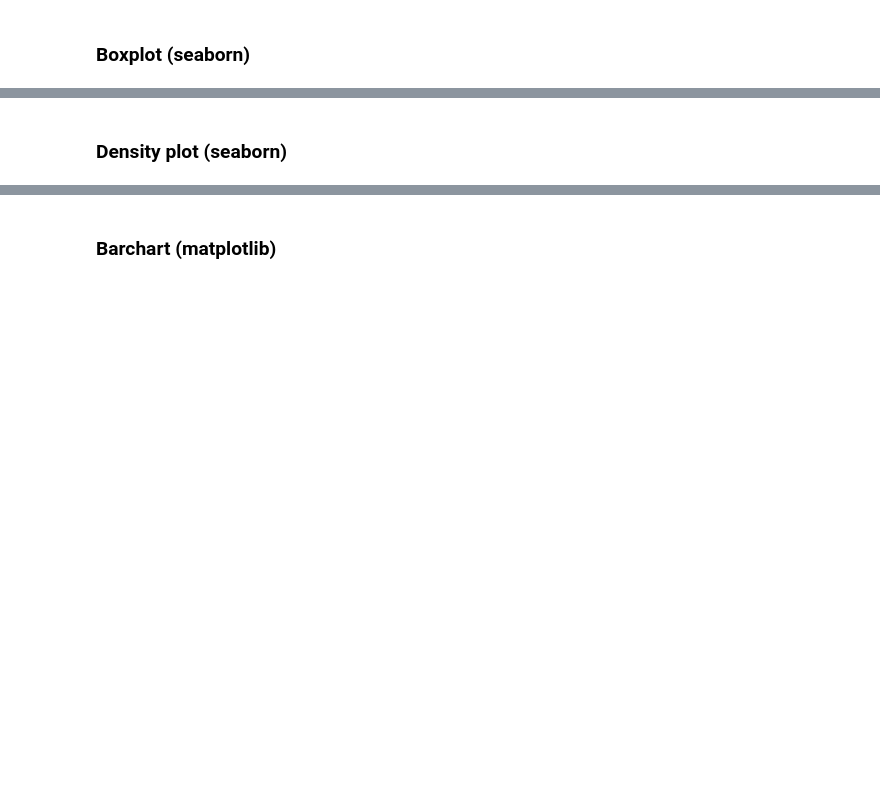
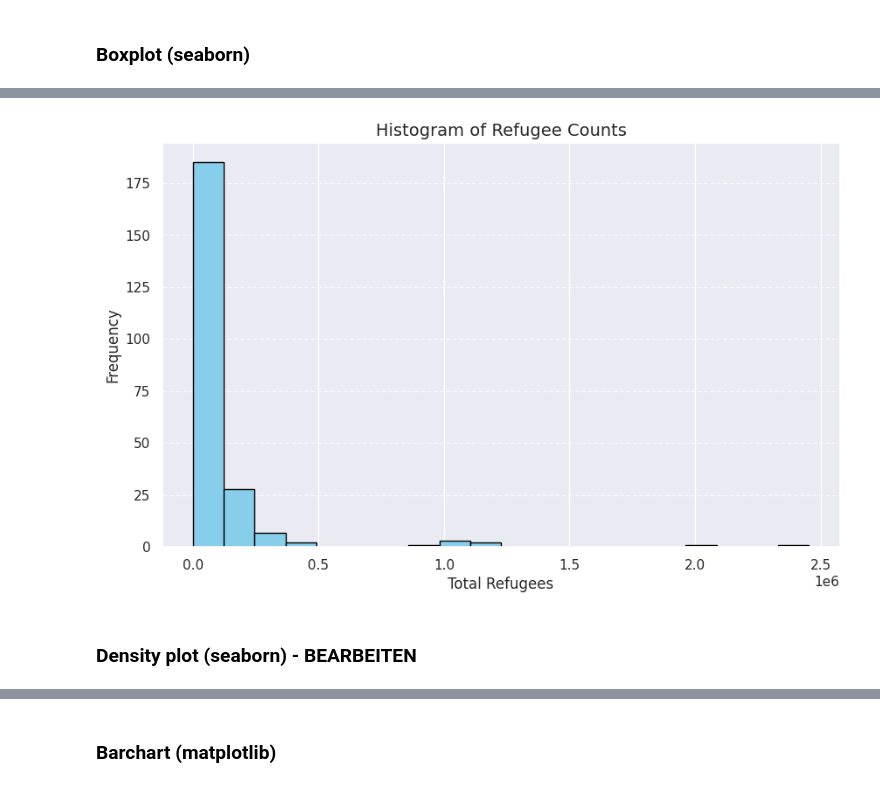
Before and after one commit to ferzanagehringer3/DataAnalyticsLN, a Jupyter notebook: Exploratory Data Analysis (EDA)/EDA_combined_data.ipynb, the cells around one changed output, grey strips where cells are left out. Drawn from its saved outputs; the diff is of its cells as text; code cells hidden in the pictures; blank space fills up the shorter version.

```diff
--- a/Exploratory Data Analysis (EDA)/EDA_combined_data.ipynb
+++ b/Exploratory Data Analysis (EDA)/EDA_combined_data.ipynb
@@ -90,2 +322,15 @@ df.types
+# %%
+import matplotlib.pyplot as plt
+
+# Create a histogram of total refugees
+plt.figure(figsize=(10, 6))
+plt.hist(df_orig['total_refugees'], bins=20, color='skyblue', edgecolor='black')
+plt.title("Histogram of Refugee Counts", fontsize=14)
+plt.xlabel("Total Refugees", fontsize=12)
+plt.ylabel("Frequency", fontsize=12)
+plt.grid(axis='y', linestyle='--', alpha=0.7)
+plt.show()
+# %% [output]
+[figure, added]
 # %% [markdown]
-### Density plot (seaborn)
+### Density plot (seaborn) - BEARBEITEN
```
Also changed, not shown: parts of 35 cells of this notebook, 1 other file.
